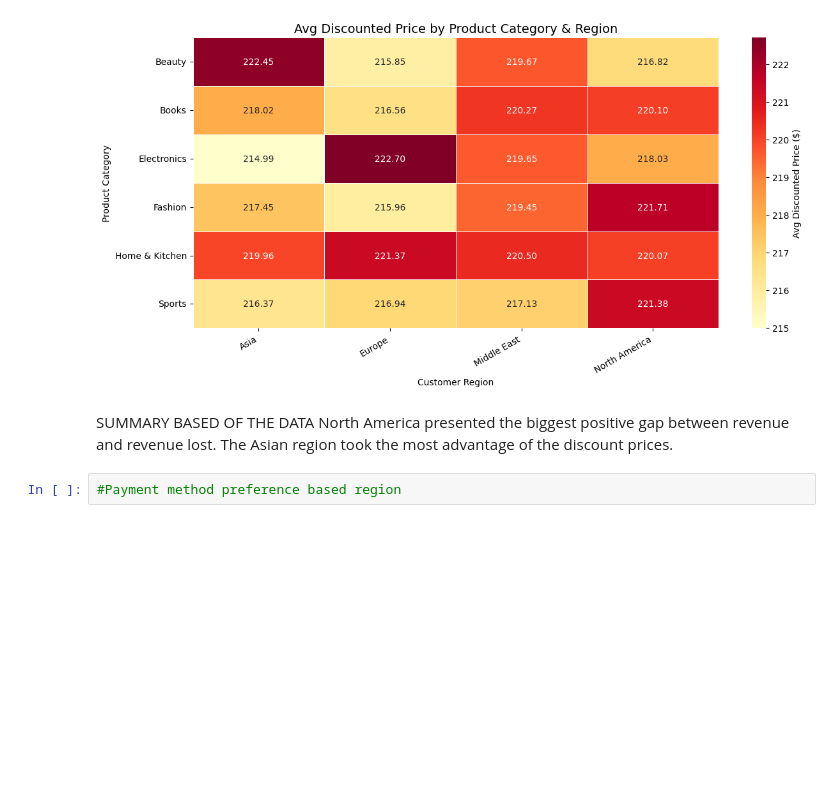
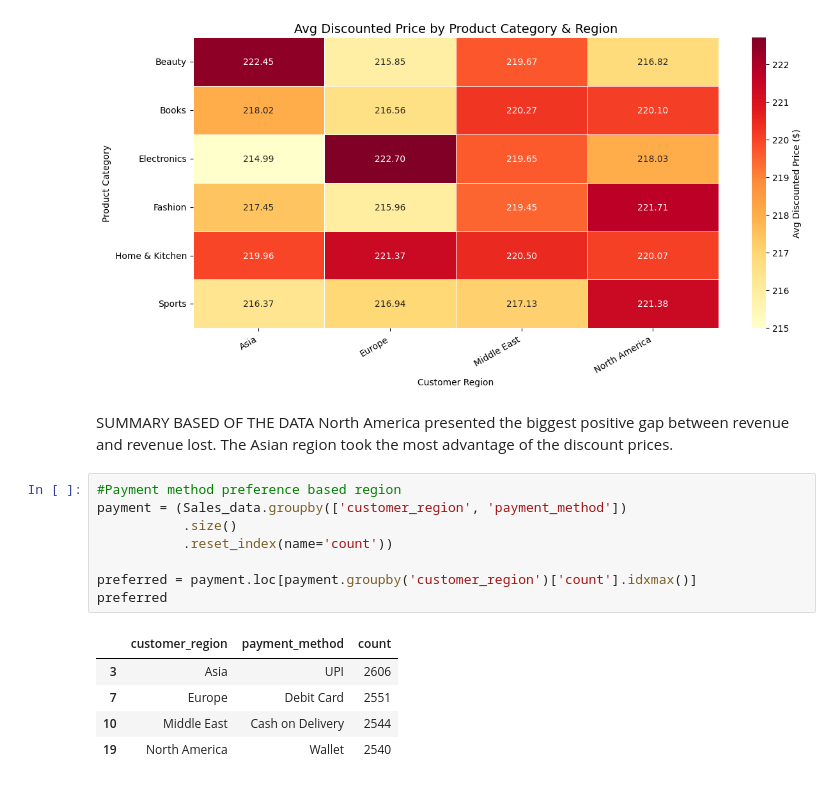
Before and after one commit to SirT17/Amazon_Sales, a Jupyter notebook: Amazon_Sales/AmazonSales_Analysis.ipynb, the cells around one changed output. Cells and saved outputs as stored; diff of their text form; blank space fills up the shorter version.

```diff
--- a/Amazon_Sales/AmazonSales_Analysis.ipynb
+++ b/Amazon_Sales/AmazonSales_Analysis.ipynb
@@ -269,5 +269,17 @@ SUMMARY BASED OF THE DATA
 North America presented the biggest positive gap between revenue and revenue lost. The Asian region took the most advantage of the discount prices.
 # %%
 #Payment method preference based region
+payment = (Sales_data.groupby(['customer_region', 'payment_method'])
+           .size()
+           .reset_index(name='count'))
+
+preferred = payment.loc[payment.groupby('customer_region')['count'].idxmax()]
+preferred
+# %% [output]
+|  | customer_region | payment_method | count |
+| 3 | Asia | UPI | 2606 |
+| 7 | Europe | Debit Card | 2551 |
+| 10 | Middle East | Cash on Delivery | 2544 |
+| 19 | North America | Wallet | 2540 |
 # %%
 #what product category for which region
```
Also changed, not shown: parts of 3 cells of this notebook.
